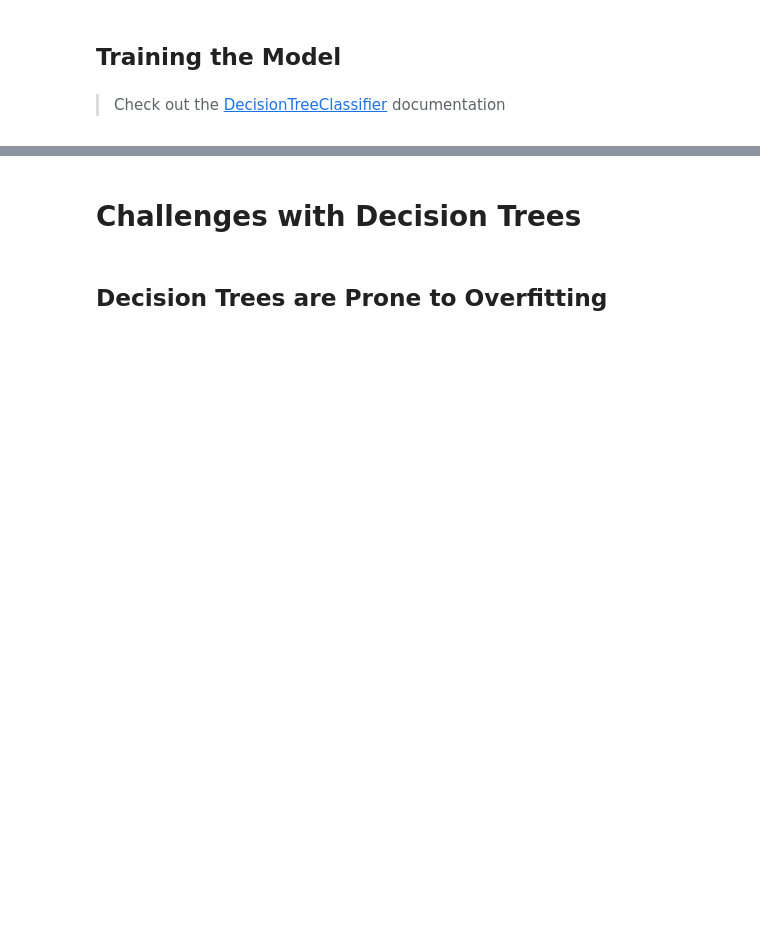
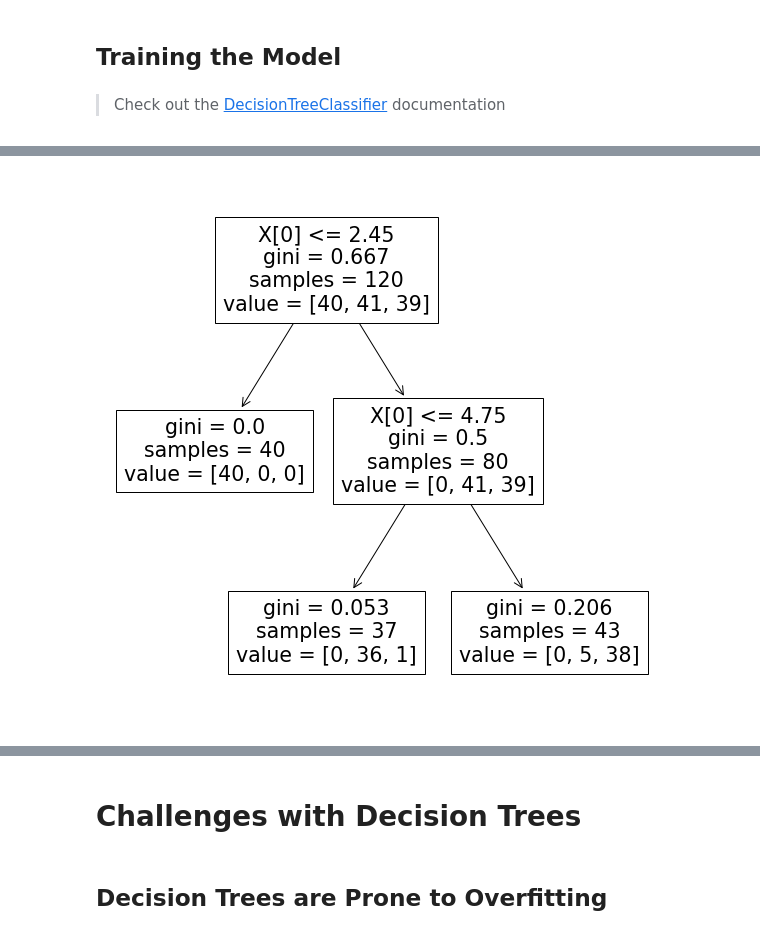
Before and after one commit to rbdaly16/NATL-DS-Live-062623, a Jupyter notebook: Phase3/Lectures/15_Decision_Tree_Modeling.ipynb, the cells around one changed output, grey strips where cells are left out. Saved outputs shown, nothing was run; the diff lists cells and outputs as text; code cells hidden in the pictures; blank space fills up the shorter version.

```diff
--- a/Phase3/Lectures/15_Decision_Tree_Modeling.ipynb
+++ b/Phase3/Lectures/15_Decision_Tree_Modeling.ipynb
@@ -173,3 +204,5 @@ plot_confusion_matrix(tree_clf, X_test, y_test);
 # %%
 f, ax = plt.subplots(figsize=(10, 10))
-plot_tree(tree_clf, ax=ax);
+plot_tree(tree_clf_depth, ax=ax);
+# %% [output]
+[figure, added]
```
Also changed, not shown: parts of 25 cells of this notebook, 2 other files.
